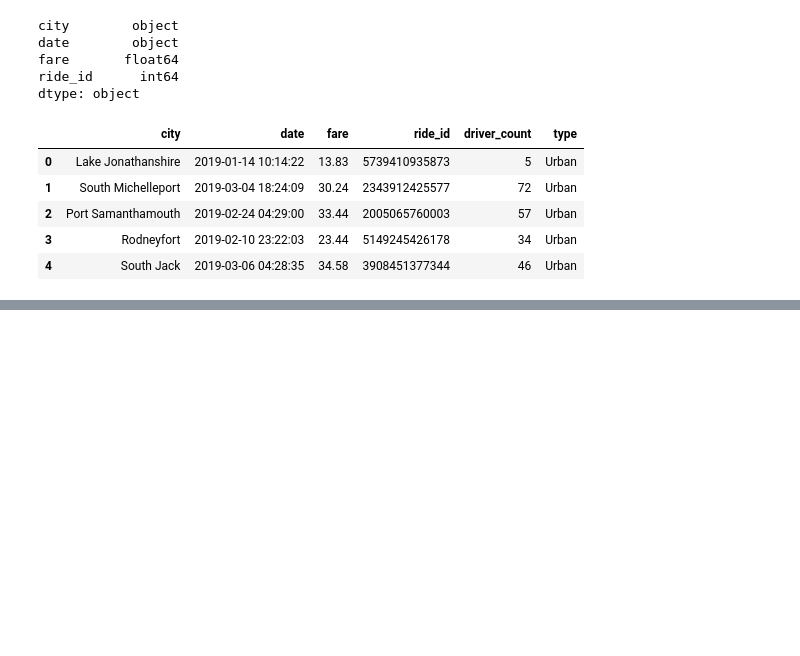
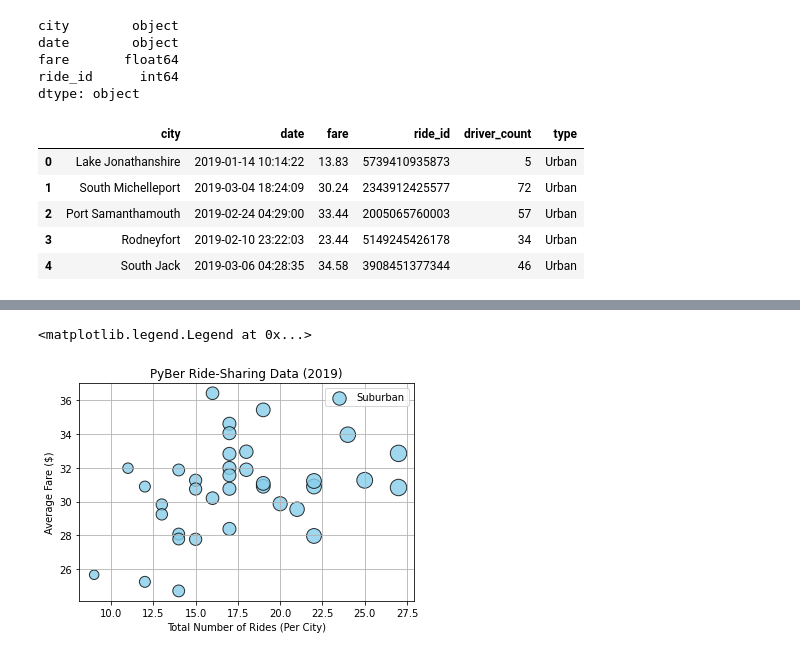
Before and after one commit to RebelKell/PyBer_Analysis, a Jupyter notebook: Pyber_analysis.ipynb, the cells around one changed output, grey strips where cells are left out. Cells and saved outputs as stored; diff of their text form; code cells hidden in the pictures; blank space fills up the shorter version.

```diff
--- a/Pyber_analysis.ipynb
+++ b/Pyber_analysis.ipynb
@@ -106,3 +106,9 @@ pyber_data_df.head()
 | 2 | Port Samanthamouth | 2019-02-24 04:29:00 | 33.44 | 2005065760003 | 57 | Urban |
 | 3 | Rodneyfort | 2019-02-10 23:22:03 | 23.44 | 5149245426178 | 34 | Urban |
 | 4 | South Jack | 2019-03-06 04:28:35 | 34.58 | 3908451377344 | 46 | Urban |
+# %%
+#Let's create three separate DataFrames, one for each type of city.
+urban_cities_df = pyber_data_df[(pyber_data_df["type"] == "Urban")]
+suburban_cities_df = pyber_data_df[pyber_data_df["type"] == "Suburban"]
+rural_cities_df = pyber_data_df[pyber_data_df["type"] == "Rural"]
+rural_cities_df
@@ -108,0 +149,6 @@ pyber_data_df.head()
+# %%
+#Using the same approach, we can create the suburban_ride_count and the rural_ride_count Series. To do so, add the following code to a new cell and run the cell.
+
+suburban_ride_count = suburban_cities_df.groupby(["city"]).count()["ride_id"]
+rural_ride_count = rural_cities_df.groupby(["city"]).count()["ride_id"]
+rural_ride_count
@@ -108,0 +240,17 @@ pyber_data_df.head()
+# %%
+# Create the Suburban Cities Bubble Chart using the MATLAB method.
+
+plt.scatter(suburban_ride_count,
+      suburban_avg_fare,
+      s=10*suburban_driver_count, c="skyblue",
+      edgecolor="black", linewidths=1,
+      alpha=0.8, label="Suburban")
+plt.title("PyBer Ride-Sharing Data (2019)")
+plt.ylabel("Average Fare ($)")
+plt.xlabel("Total Number of Rides (Per City)")
+plt.grid(True)
+# Add the legend.
+plt.legend()
+# %% [output]
+<matplotlib.legend.Legend at 0x...>
+[figure, added]
```
Also changed, not shown: parts of 8 cells of this notebook, 1 other file.
